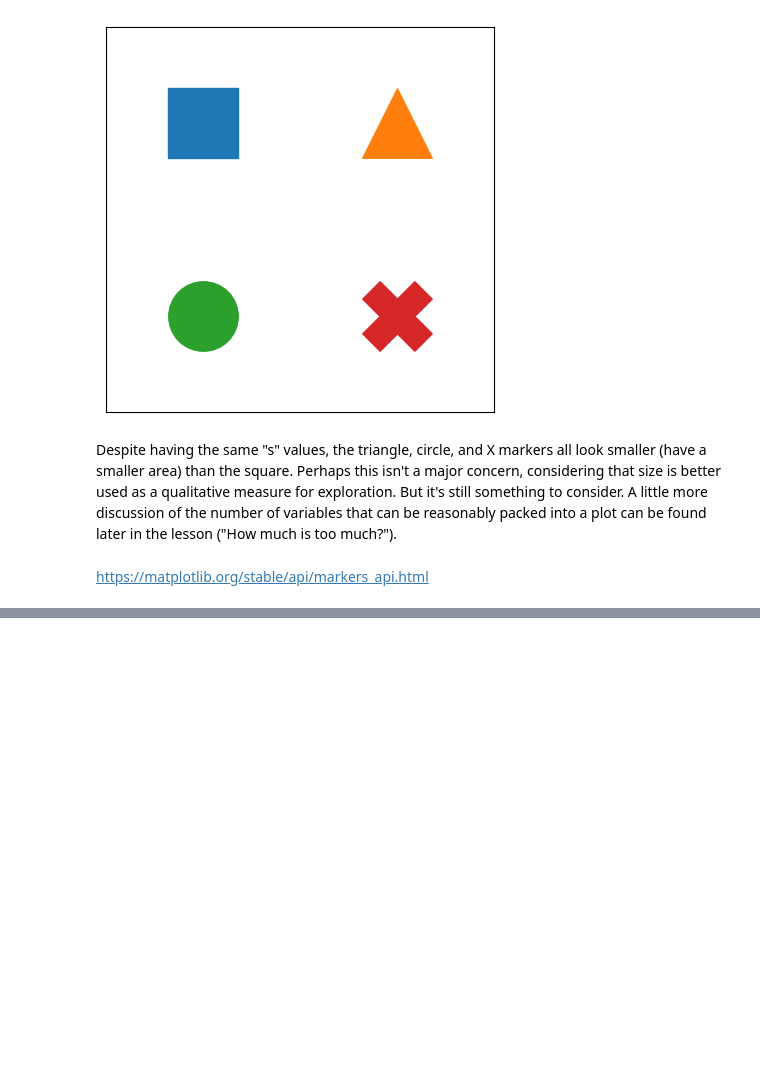
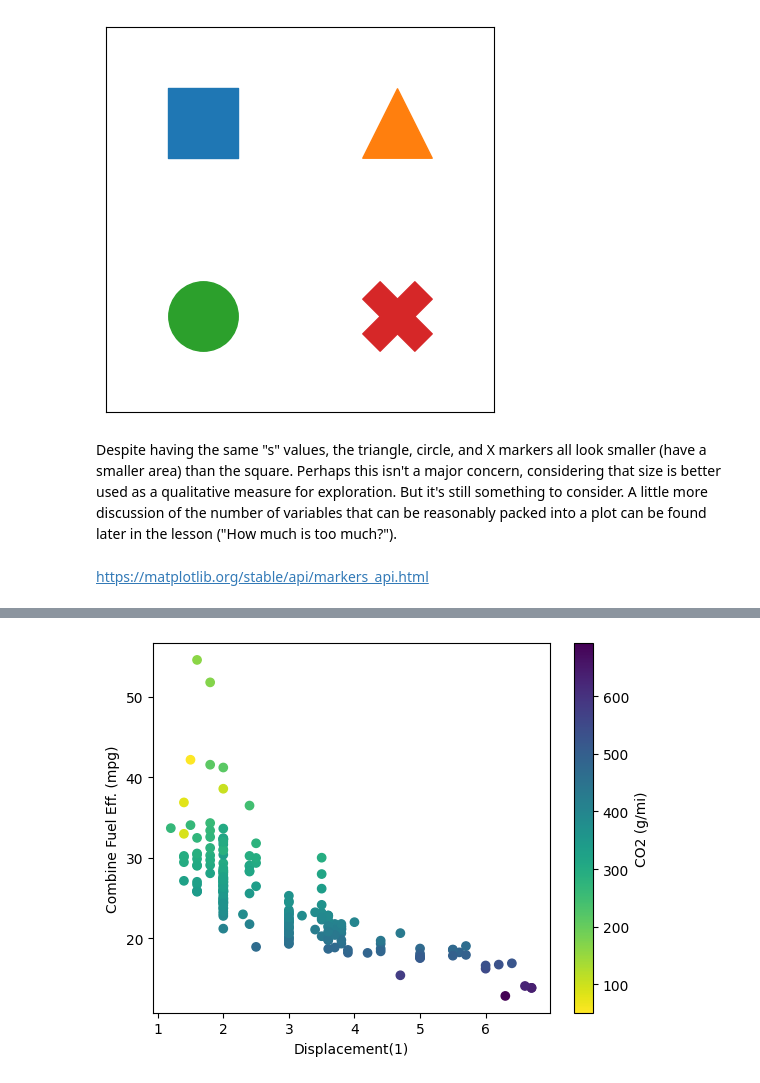
Before and after one commit to sondosaabed/Data-Visualization-with-Matplotlib-and-Seaborn, a Jupyter notebook: L5-Multivariate-Exploration-of-Data/L5-Multivariate-Exploration-of-Data.ipynb, the cells around one changed output, grey strips where cells are left out. Saved outputs shown, nothing was run; the diff lists cells and outputs as text; code cells hidden in the pictures; blank space fills up the shorter version.

Commit message:
Encoding via colors, code and lesson

```diff
--- a/L5-Multivariate-Exploration-of-Data/L5-Multivariate-Exploration-of-Data.ipynb
+++ b/L5-Multivariate-Exploration-of-Data/L5-Multivariate-Exploration-of-Data.ipynb
@@ -113,0 +159,8 @@ https://matplotlib.org/stable/api/markers_api.html
+# %%
+plt.scatter(data=fuel_econ_subset, x='displ', y='comb', c='co2',
+            cmap='viridis_r')
+plt.colorbar(label='CO2 (g/mi)')
+plt.xlabel('Displacement(1)')
+plt.ylabel('Combine Fuel Eff. (mpg)');
+# %% [output]
+[figure, added]
```
Also changed, not shown: parts of 14 cells of this notebook.
